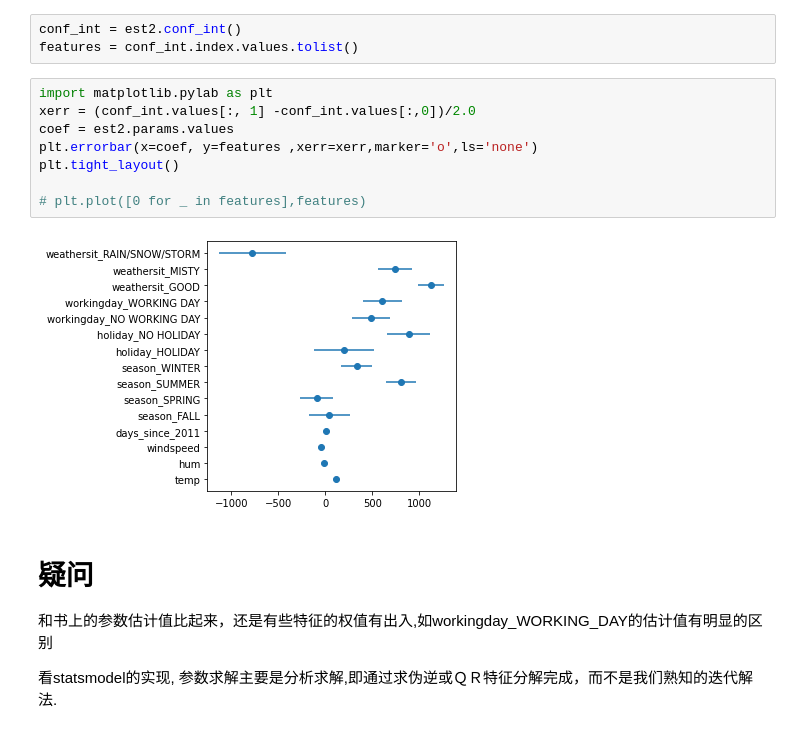
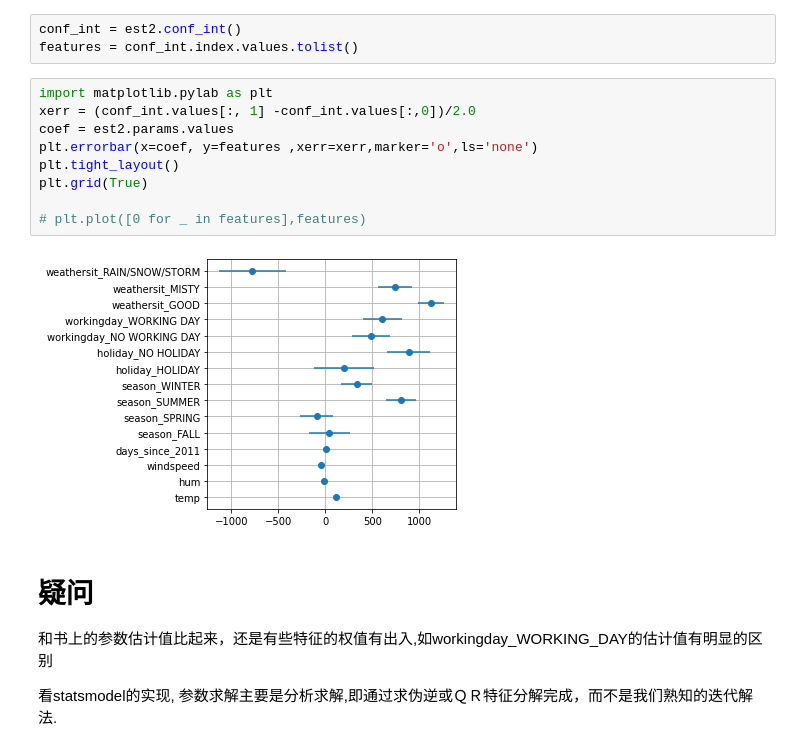
Before and after one commit to shaoliming1/interpretableml, a Jupyter notebook: 可解释的模型线性回归.ipynb, the cells around one changed output. Cells and saved outputs as stored; diff of their text form.

```diff
--- a/可解释的模型线性回归.ipynb
+++ b/可解释的模型线性回归.ipynb
@@ -151,13 +151,14 @@ features = conf_int.index.values.tolist()
 # %%
 import matplotlib.pylab as plt
 xerr = (conf_int.values[:, 1] -conf_int.values[:,0])/2.0
 coef = est2.params.values
 plt.errorbar(x=coef, y=features ,xerr=xerr,marker='o',ls='none')
 plt.tight_layout()
+plt.grid(True)
 
 # plt.plot([0 for _ in features],features)
 # %% [output]
-[figure, old version]
+[figure, new version]
 # %% [markdown]
 # 疑问
 和书上的参数估计值比起来，还是有些特征的权值有出入,如workingday_WORKING_DAY的估计值有明显的区别
```
Also changed, not shown: parts of 4 cells of this notebook.
